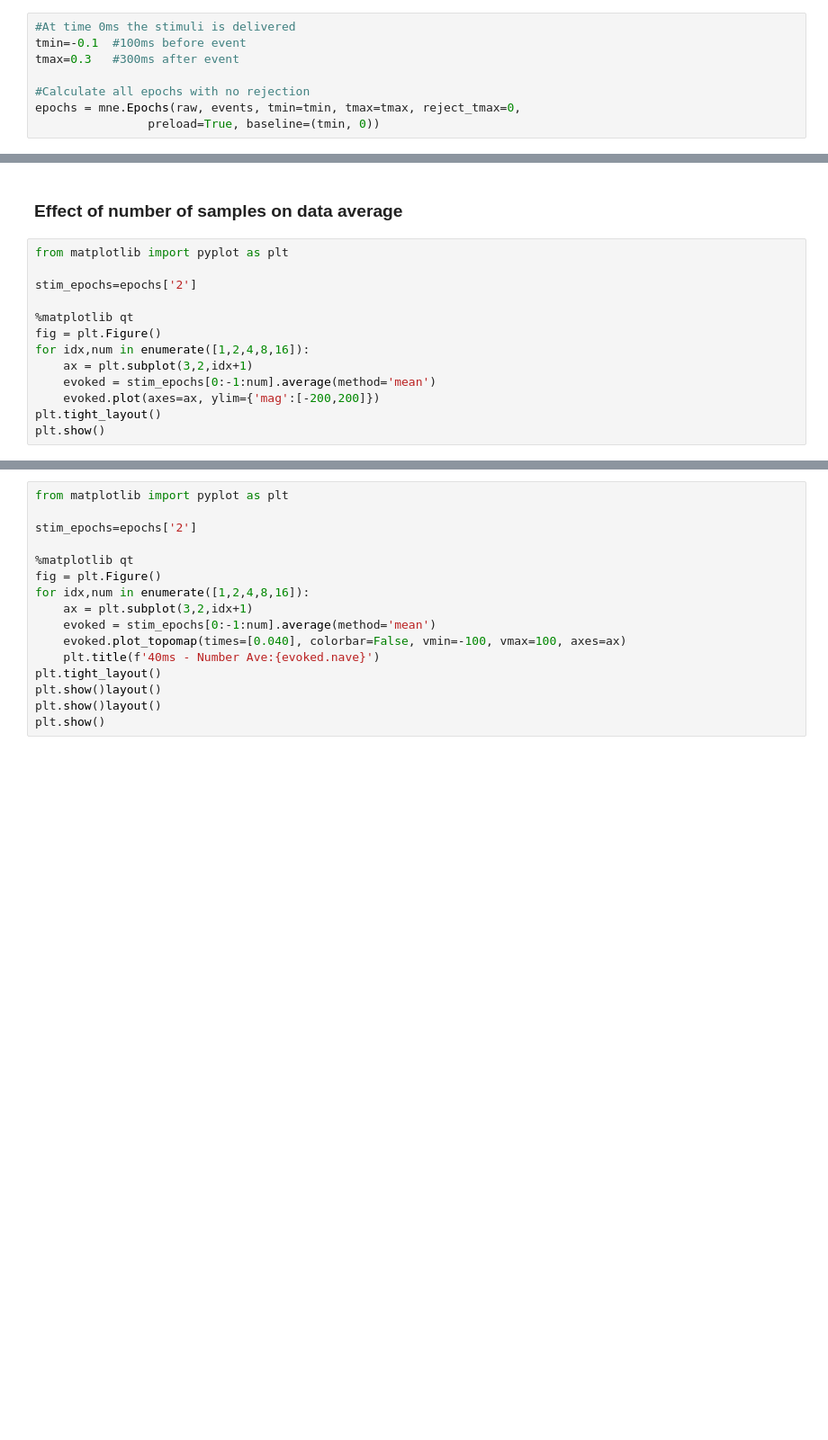
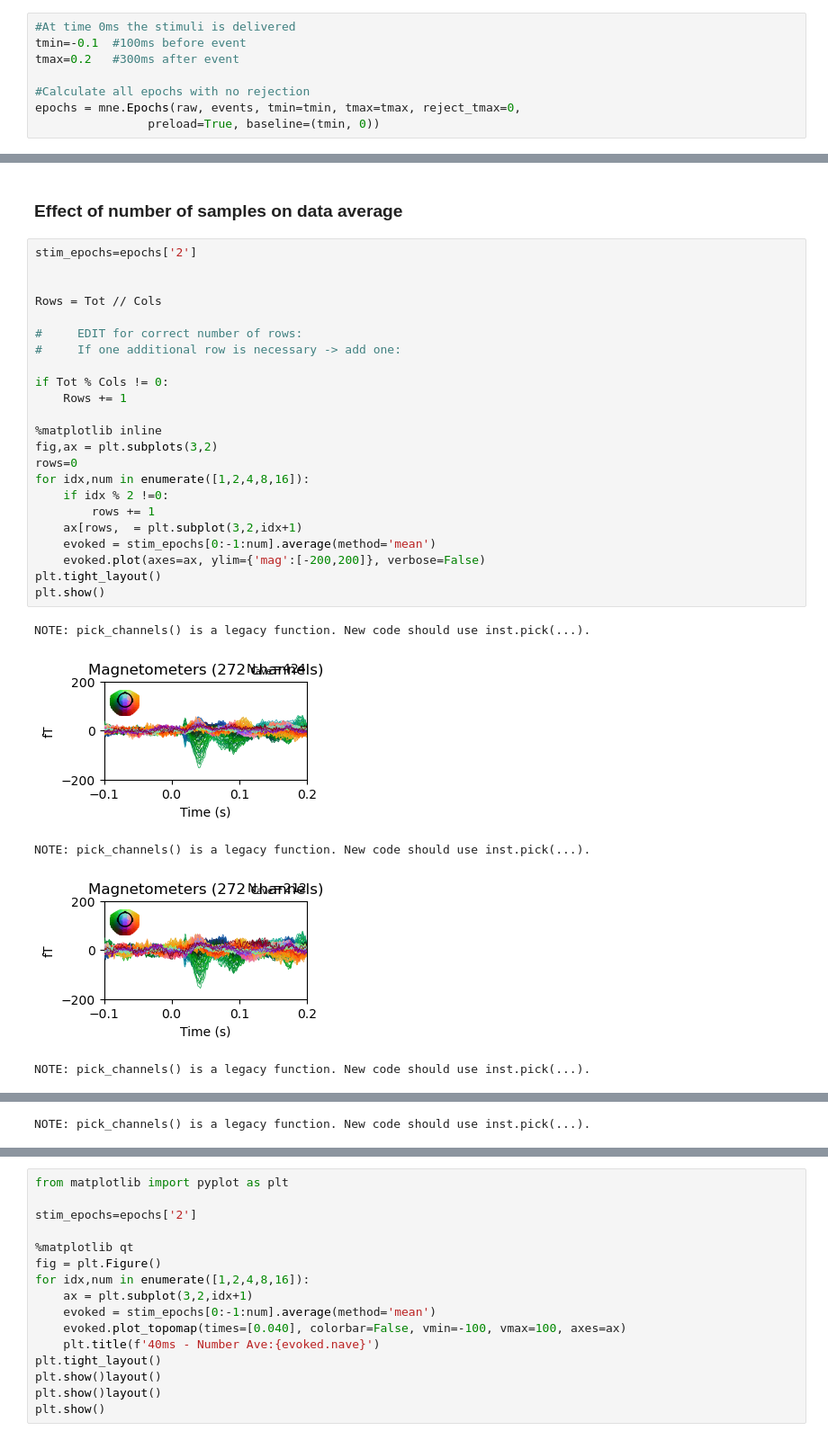
Before and after one commit to nih-megcore/NIMH_MEG_workshop, a Jupyter notebook: Day1/Lab1_preprocessing.ipynb, the cells around one changed output, grey strips where cells are left out. Shown at 90% size. Cells and saved outputs as stored; diff of their text form; blank space fills up the shorter version.

```diff
--- a/Day1/Lab1_preprocessing.ipynb
+++ b/Day1/Lab1_preprocessing.ipynb
@@ -284,7 +285,7 @@ _ = mne.viz.plot_events(events, sfreq=raw.info['sfreq'], event_id=event_ids)
 # %%
 #At time 0ms the stimuli is delivered
 tmin=-0.1  #100ms before event
-tmax=0.3   #300ms after event
+tmax=0.2   #300ms after event
 
 #Calculate all epochs with no rejection
 epochs = mne.Epochs(raw, events, tmin=tmin, tmax=tmax, reject_tmax=0,
@@ -320,15 +364,31 @@ _=evoked.plot_topomap(times=np.arange(0,.1, 0.01))
 # %% [markdown]
 ### Effect of number of samples on data average
 # %%
-from matplotlib import pyplot as plt
-
 stim_epochs=epochs['2']
 
-%matplotlib qt
-fig = plt.Figure()
+
+Rows = Tot // Cols
+
+#     EDIT for correct number of rows:
+#     If one additional row is necessary -> add one:
+
+if Tot % Cols != 0:
+    Rows += 1
+
+%matplotlib inline
+fig,ax = plt.subplots(3,2)
+rows=0
 for idx,num in enumerate([1,2,4,8,16]):
-    ax = plt.subplot(3,2,idx+1)
+    if idx % 2 !=0:
+        rows += 1
+    ax[rows,  = plt.subplot(3,2,idx+1)
     evoked = stim_epochs[0:-1:num].average(method='mean')
-    evoked.plot(axes=ax, ylim={'mag':[-200,200]})
+    evoked.plot(axes=ax, ylim={'mag':[-200,200]}, verbose=False)
 plt.tight_layout()
 plt.show()
+# %% [output]
+NOTE: pick_channels() is a legacy function. New code should use inst.pick(...).
+[figure, added]
+NOTE: pick_channels() is a legacy function. New code should use inst.pick(...).
+[figure, added]
+NOTE: pick_channels() is a legacy function. New code should use inst.pick(...).
@@ -334,0 +396 @@ plt.show()
+NOTE: pick_channels() is a legacy function. New code should use inst.pick(...).
```
Also changed, not shown: parts of 11 cells of this notebook.
